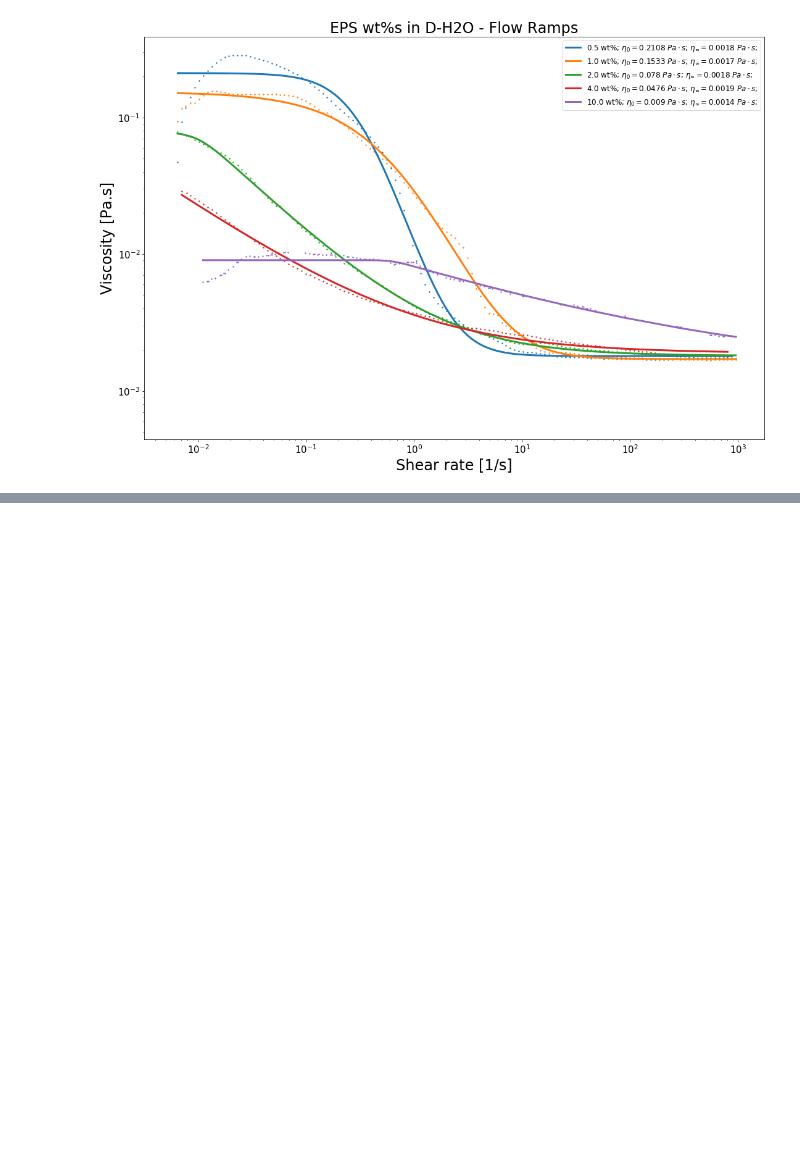
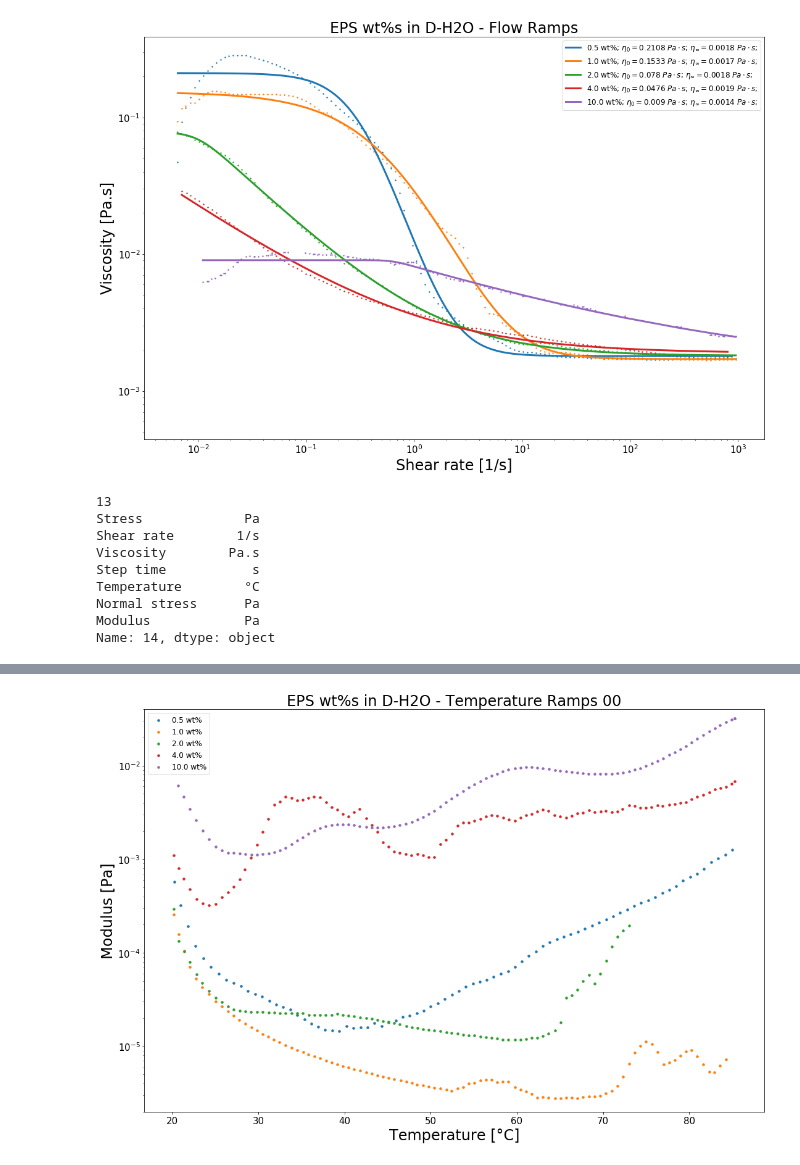
Before and after one commit to KiraSensei13/MNT_ITESM_Thesis, a Jupyter notebook: Dago_s/TRIOSplotsEPS.ipynb, the cells around one changed output, grey strips where cells are left out. Drawn from its saved outputs; the diff is of its cells as text; code cells hidden in the pictures; blank space fills up the shorter version.

```diff
--- a/Dago_s/TRIOSplotsEPS.ipynb
+++ b/Dago_s/TRIOSplotsEPS.ipynb
@@ -359,3 +359,23 @@ Modulus            Pa
 Name: 14, dtype: object
 <module 'matplotlib.pyplot' from 'C:\\Users\\oskat\\Anaconda3\\lib\\site-packages\\matplotlib\\pyplot.py'>
 [figure]
+# %%
+#####
+plotName        = "EPS wt%s in D-H2O - Temperature Ramps 00";
+fileNames       = ["./esp_0dot5_TR.csv", "./esp_1_TR.csv", "./esp_2_TR.csv", "./esp_4_TR.csv", "./esp_10_TR.csv"];
+plotModel       = [               False,            False,            False,            False,             False];
+
+# Plot all files in one plot
+
+compareData_wFits_(4, 6, False, True, plotName, fileNames, headDrops, tailDrops, fileDescription, Model, eta_zero, eta_inft, kappa, n, m, plotDatapoints, plotModel);
+plt.ylim(0.000002,0.04); plt.savefig('plt_' + re.sub('[^A-Za-z0-9]+', '', plotName) + '.png', dpi=300, bbox_inches='tight');
+# %% [output]
+13
+Stress             Pa
+Shear rate        1/s
+Viscosity        Pa.s
+Step time           s
+Temperature        °C
+Normal stress      Pa
+Modulus            Pa
+Name: 14, dtype: object
@@ -362,2 +383,3 @@ Name: 14, dtype: object
+[figure, added]
 # %%
 #####
```
Also changed, not shown: parts of 3 cells of this notebook, 13 other files.
